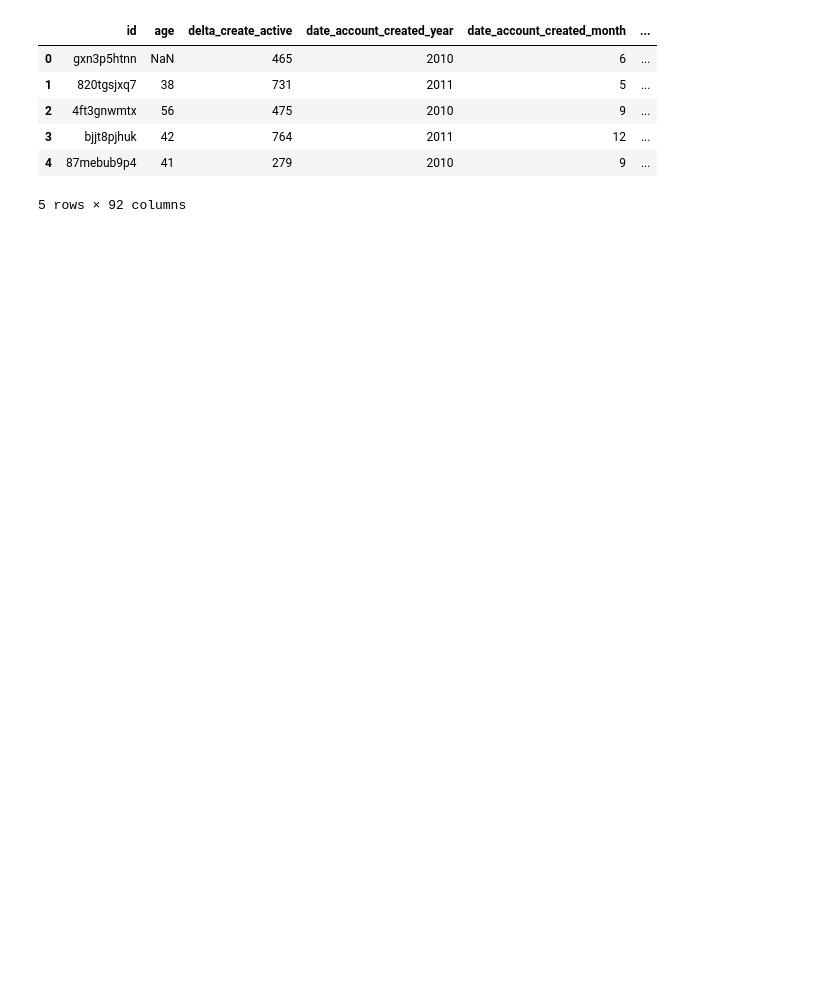
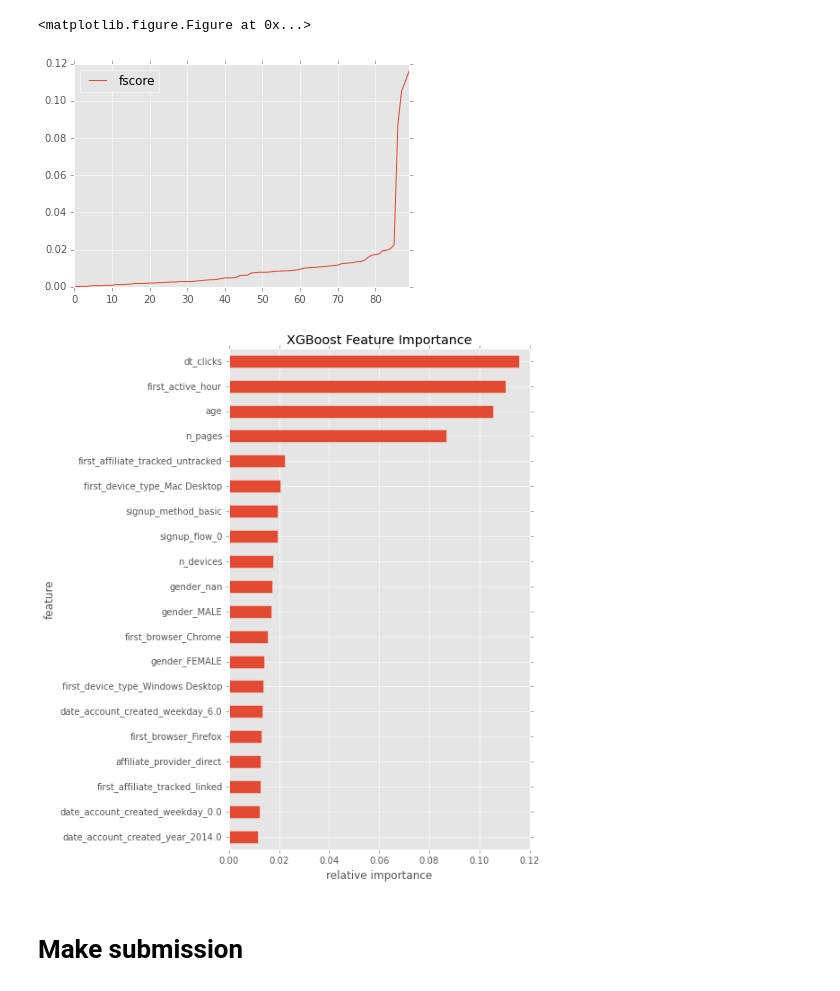
Before and after one commit to Wajsbrot/bnboost, a Jupyter notebook: app/bnboost.ipynb, the cells around one changed output. Cells and saved outputs as stored; diff of their text form; code cells hidden in the pictures; blank space fills up the shorter version.

```diff
--- a/app/bnboost.ipynb
+++ b/app/bnboost.ipynb
@@ -66,0 +29,13 @@ Name: timestamp_first_active, dtype: int64
+# %%
+def ndcg_score(y_score, dtrain):
+    """Normalized discounted cumulative gain (NDCG) at rank K=5."""
+    gain = 0.
+    order = np.argsort(y_score)
+    y_true = dtrain.get_label()
+    n_samples = y_true.shape[0]
+    n_classes = y_score.shape[1]
+    for i in xrange(n_samples):
+        index = n_classes - np.argwhere(order[i] == y_true[i])[0][0]
+        if index <= 5:
+            gain += 1/np.log2(index + 1)
+    return 'ndcg5', gain / n_samples
@@ -66,0 +145,8 @@ Name: timestamp_first_active, dtype: int64
+# %%
+params = {'max_depth': 8, 'eta': 0.3, 'silent':0, 'subsample':0.5, 'gamma': 0.1,
+          'colsample_bytree':0.5, 'nthread':4, 'objective':'multi:softprob', 'num_class': num_class}
+
+evallist  = [(dtrain,'train'), (dval, 'eval')]
+bst = xgb.train(params, dtrain, num_boost_round=100, evals=evallist, obj=None, feval=ndcg_score, maximize=True,
+                    early_stopping_rounds=5, evals_result=None, verbose_eval=True, learning_rates=None,
+                    xgb_model=None)
@@ -90,10 +172,0 @@ for f in ohe_feats:
-# %%
-df_all.head()
-# %% [output]
-|  | id | age | delta_create_active | date_account_created_year | date_account_created_month | ... |
-| 0 | gxn3p5htnn | NaN | 465 | 2010 | 6 | ... |
-| 1 | 820tgsjxq7 | 38 | 731 | 2011 | 5 | ... |
-| 2 | 4ft3gnwmtx | 56 | 475 | 2010 | 9 | ... |
-| 3 | bjjt8pjhuk | 42 | 764 | 2011 | 12 | ... |
-| 4 | 87mebub9p4 | 41 | 279 | 2010 | 9 | ... |
-5 rows × 92 columns
@@ -99,0 +182,23 @@ df_all.head()
+# %%
+import operator
+import matplotlib.pyplot as plt
+plt.style.use('ggplot')
+
+importance = bst.get_fscore(fmap='xgb.fmap')
+importance = sorted(importance.items(), key=operator.itemgetter(1))
+
+df = pd.DataFrame(importance, columns=['feature', 'fscore'])
+df['fscore'] = df['fscore'] / df['fscore'].sum()
+
+plt.figure()
+df.plot()
+df.iloc[-20:].plot(kind='barh', x='feature', y='fscore', legend=False, figsize=(6, 10))
+plt.title('XGBoost Feature Importance')
+plt.xlabel('relative importance')
+plt.gcf().savefig('feature_importance_xgb.png')
+# %% [output]
+<matplotlib.figure.Figure at 0x...>
+[figure, added]
+[figure, added]
+# %% [markdown]
+# Make submission
```
Also changed, not shown: parts of 17 cells of this notebook, 17 other files.
